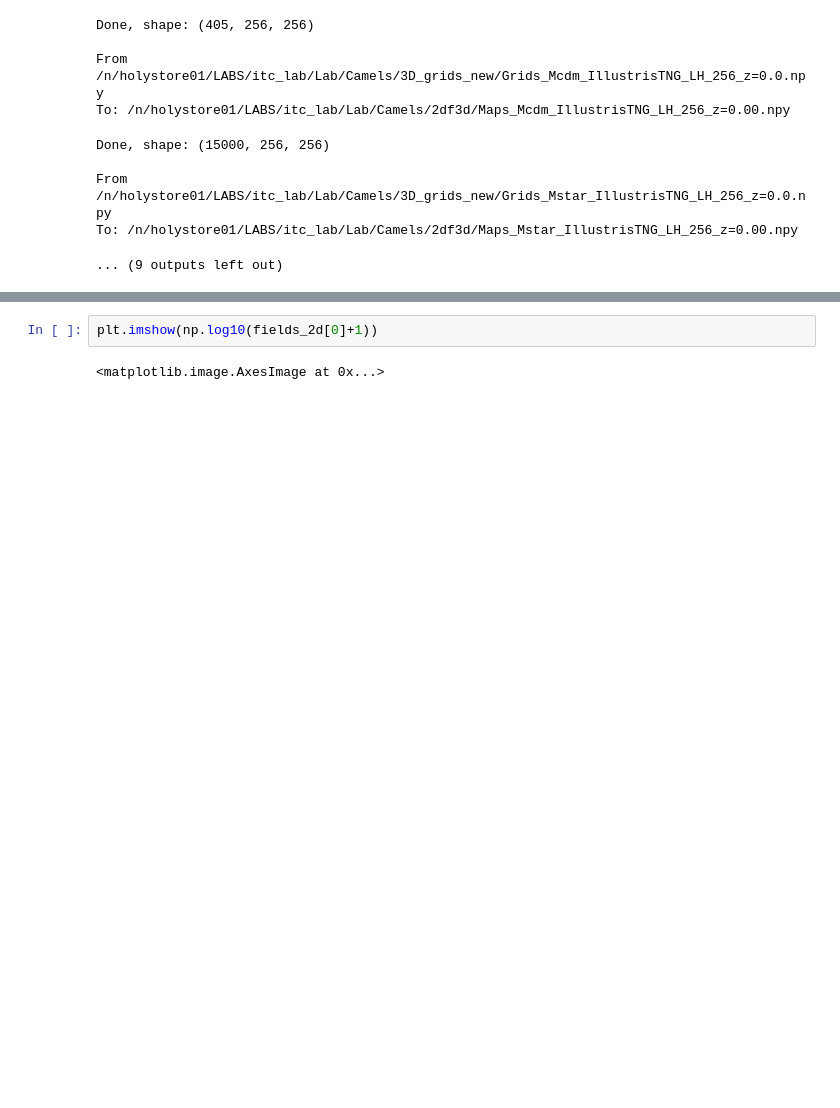
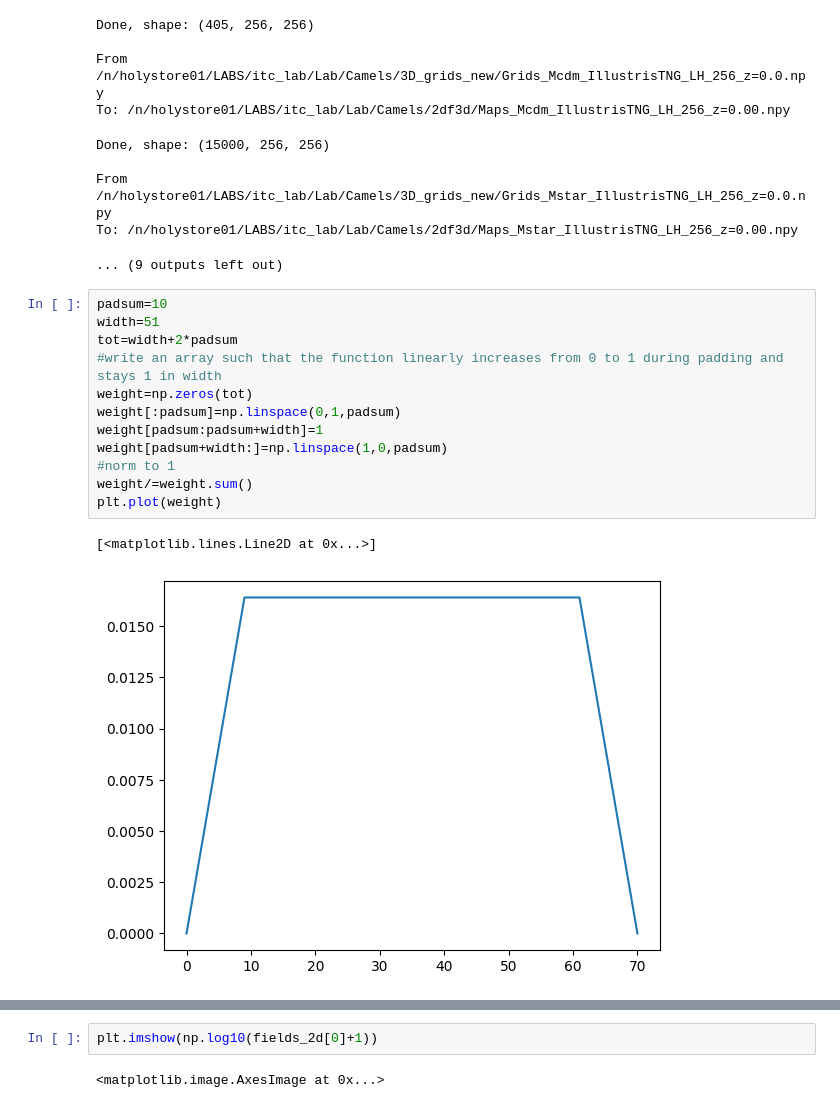
Before and after one commit to cfpark00/vdm4cdm, a Jupyter notebook: scripts/make_2d_from3d.ipynb, the cells around one changed output, grey strips where cells are left out. Drawn from its saved outputs; the diff is of its cells as text; blank space fills up the shorter version.

```diff
--- a/scripts/make_2d_from3d.ipynb
+++ b/scripts/make_2d_from3d.ipynb
@@ -126,3 +126,18 @@ Done, shape: (15000, 256, 256)
 From /n/holystore01/LABS/itc_lab/Lab/Camels/3D_grids_new/Grids_Mstar_IllustrisTNG_LH_256_z=0.0.npy
 To: /n/holystore01/LABS/itc_lab/Lab/Camels/2df3d/Maps_Mstar_IllustrisTNG_LH_256_z=0.00.npy
 ... (9 outputs left out)
+# %%
+padsum=10
+width=51
+tot=width+2*padsum
+#write an array such that the function linearly increases from 0 to 1 during padding and stays 1 in width
+weight=np.zeros(tot)
+weight[:padsum]=np.linspace(0,1,padsum)
+weight[padsum:padsum+width]=1
+weight[padsum+width:]=np.linspace(1,0,padsum)
+#norm to 1
+weight/=weight.sum()
+plt.plot(weight)
+# %% [output]
+[<matplotlib.lines.Line2D at 0x...>]
+[figure, added]
```
Also changed, not shown: parts of 3 cells of this notebook, 10 other files.
